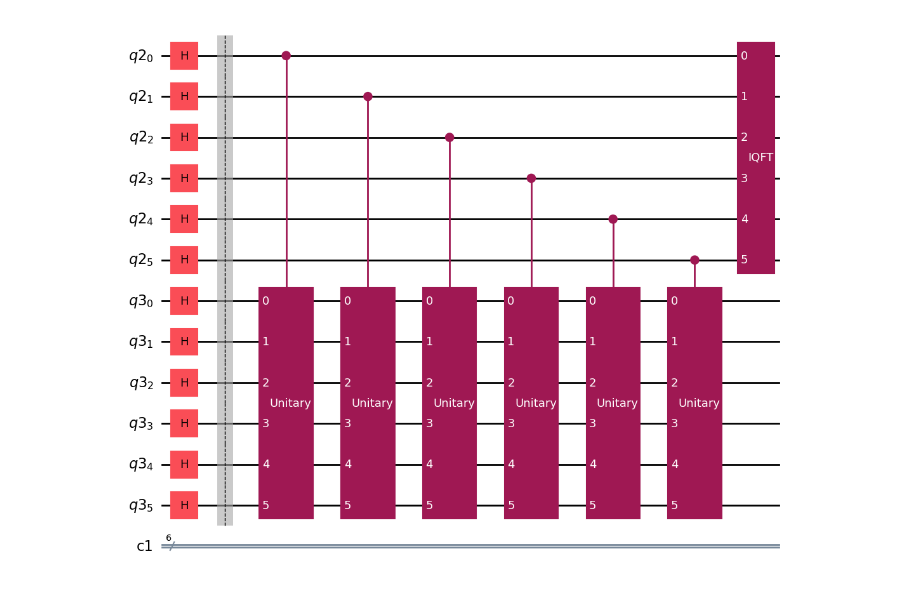
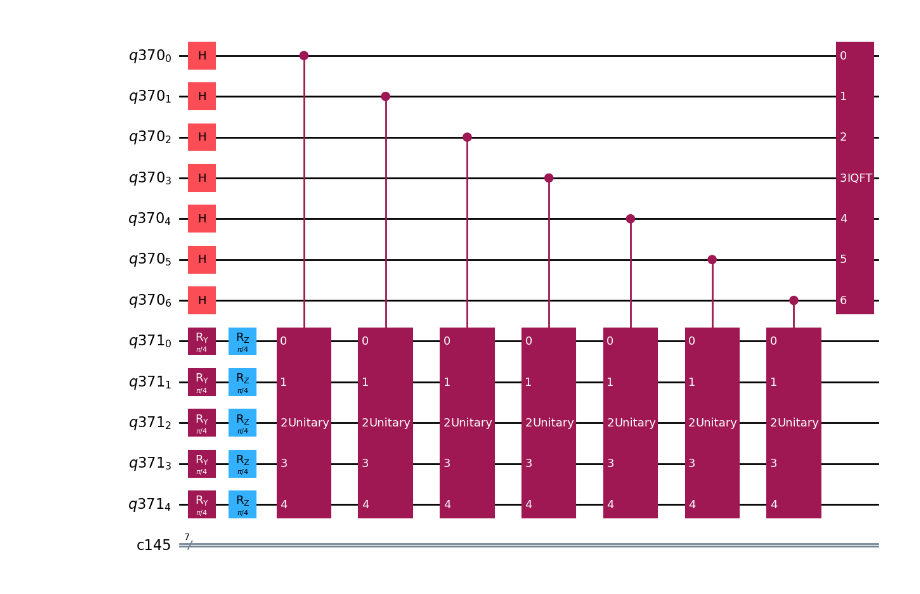
Before and after one commit to paulbruzzi/quantum-linear-algebra, a Jupyter notebook: QPE_Applications.ipynb, the cells around one changed output. Cells and saved outputs as stored; diff of their text form; code cells hidden in the pictures.

```diff
--- a/QPE_Applications.ipynb
+++ b/QPE_Applications.ipynb
@@ -43,7 +60,7 @@ $$ H = -\sum_{i=0}^{n-1} Z_iZ_{i+1} - g\sum_{i=0}^nX_i $$
 # %%
-eigen_bits = 6
-g = 0
-ancilla_bits = 6
+eigen_bits = 5
+g = 1
+ancilla_bits = 7
 # %%
 H = np.zeros((2**eigen_bits, 2**eigen_bits), dtype=np.complex128)
 
@@ -70,13 +87,11 @@ for i in range(eigen_bits):
     H += -g*temp.to_matrix()
 print("\n")
 
-# print(H.real)
-
 # normalize the Hamiltonian
-H = (np.pi/8)*H/np.linalg.norm(H, ord=2)
+H = (np.pi/16)*H/np.linalg.norm(H, ord=2)
 
 # rotate matrix so that it will be positive definite
-H += pi/4*np.eye(2**eigen_bits)
+H += 2*pi/16*np.eye(2**eigen_bits)
 
 print("Eigenvalues of the Hamiltonian:\n", np.linalg.eigvals(H))
 min_eigenvalue = np.min(np.linalg.eigvals(H))
@@ -116,28 +140,27 @@ Lowest energy Eigenvalue (0.39269908169872414+0j)
 # %%
 qr_ancilla = QuantumRegister(ancilla_bits)
 qr_eigenstate = QuantumRegister(eigen_bits)
 cr = ClassicalRegister(ancilla_bits)
 qc = QuantumCircuit(qr_ancilla, qr_eigenstate, cr)
 
 # prepare state
 qc.h(qr_ancilla)
-qc.h(qr_eigenstate)
-
-qc.barrier()
+qc.ry(pi/2 * 1/(g+1), qr_eigenstate)
+qc.rz(pi/2 * g/(g+1), qr_eigenstate)
 
 for i in range(ancilla_bits):
     mat = np.linalg.matrix_power(H, 2**(i))
     controlled_U = UnitaryGate(mat).control(annotated="yes")
     qc.append(controlled_U, qargs = [qr_ancilla[i]] + qr_eigenstate[:] )
 
 # for i in range(int(ancilla_bits/2)):
 #     qc.swap(i, ancilla_bits-i-1)
 
 qc.append(QFT(ancilla_bits).inverse(), qr_ancilla)
 # measure(qc, ancilla_bits)
 qc.draw('mpl')
 # %% [output]
-[figure, old version]
+[figure, new version]
 # %%
 ideal_distribution = Statevector.from_instruction(qc).probabilities_dict()
 plot_histogram(ideal_distribution)
```
Also changed, not shown: parts of 11 cells of this notebook.
